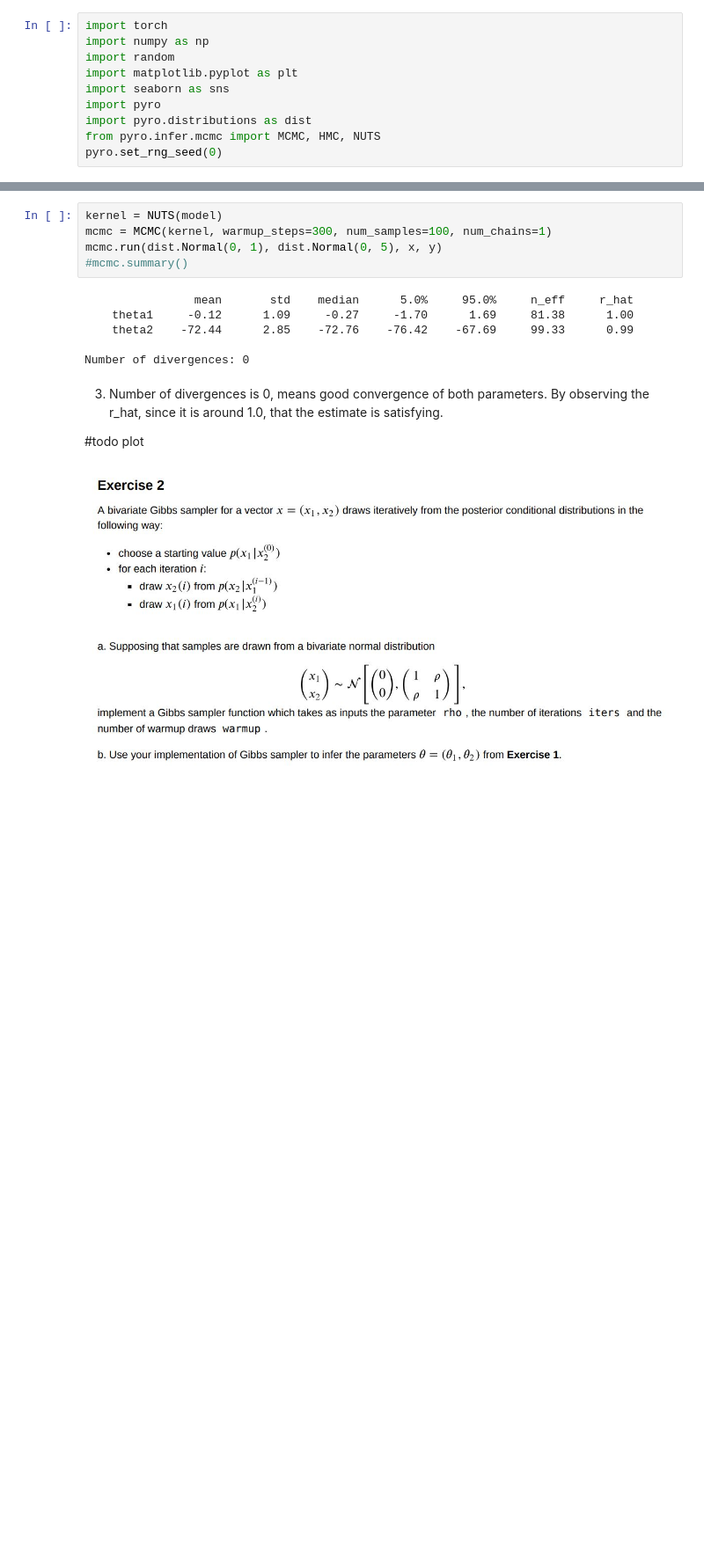
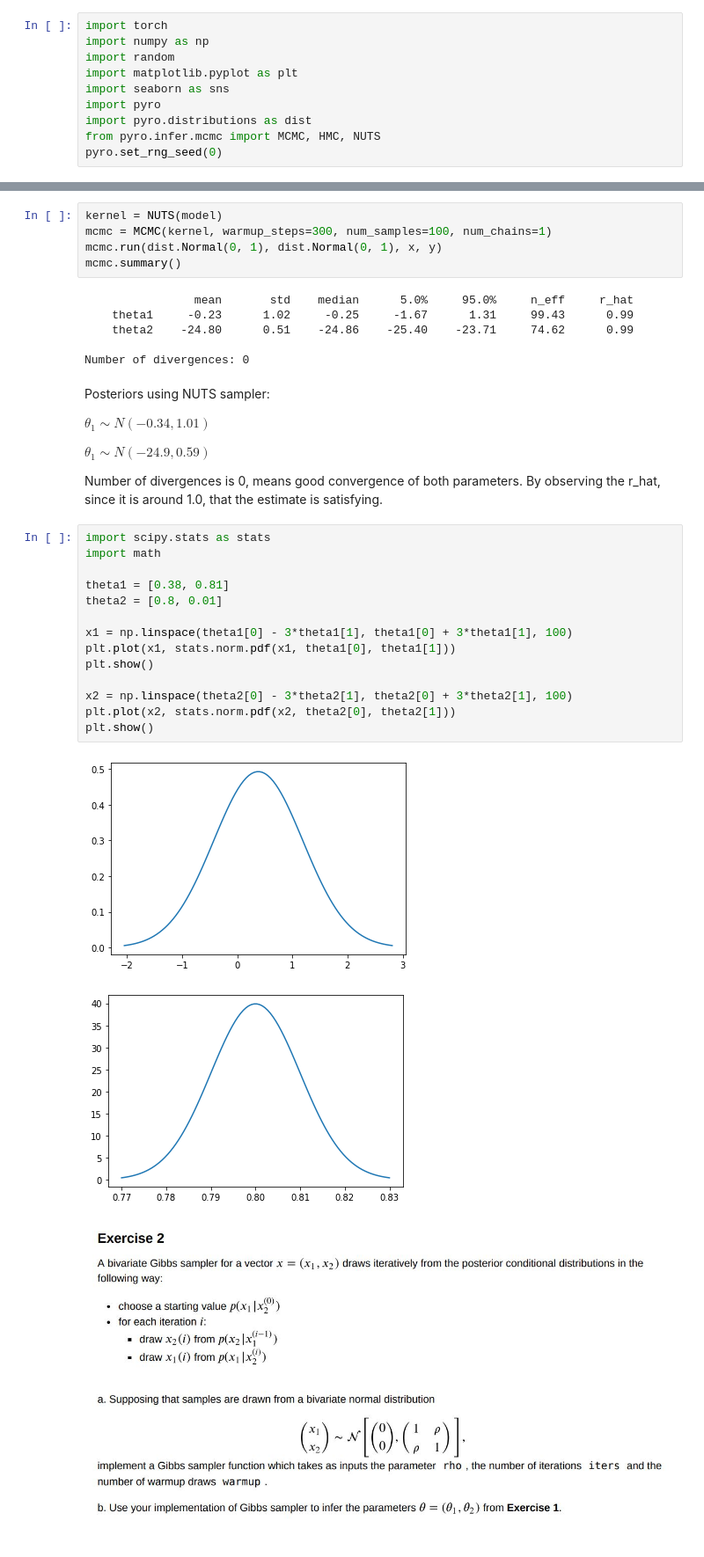
Before and after one commit to ImolaFodor/probabilistic-ML, a Jupyter notebook: HW04_PML_IF.ipynb, the cells around one changed output, grey strips where cells are left out. Shown at 88% size. Saved outputs shown, nothing was run; the diff lists cells and outputs as text; blank space fills up the shorter version.

```diff
--- a/HW04_PML_IF.ipynb
+++ b/HW04_PML_IF.ipynb
@@ -48,18 +48,39 @@ None
 # %%
 kernel = NUTS(model)
 mcmc = MCMC(kernel, warmup_steps=300, num_samples=100, num_chains=1)
-mcmc.run(dist.Normal(0, 1), dist.Normal(0, 5), x, y)
-#mcmc.summary()
+mcmc.run(dist.Normal(0, 1), dist.Normal(0, 1), x, y)
+mcmc.summary()
 # %% [output]
                 mean       std    median      5.0%     95.0%     n_eff     r_hat
-    theta1     -0.12      1.09     -0.27     -1.70      1.69     81.38      1.00
-    theta2    -72.44      2.85    -72.76    -76.42    -67.69     99.33      0.99
+    theta1     -0.23      1.02     -0.25     -1.67      1.31     99.43      0.99
+    theta2    -24.80      0.51    -24.86    -25.40    -23.71     74.62      0.99
 
 Number of divergences: 0
 # %% [markdown]
-3. Number of divergences is 0, means good convergence of both parameters. By observing the r_hat, since it is around 1.0, that the estimate is satisfying.
+Posteriors using NUTS sampler:
 
-#todo plot
+$\theta_1 \sim N(-0.34, 1.01) $
+
+$\theta_1 \sim N(-24.9, 0.59) $
+
+Number of divergences is 0, means good convergence of both parameters. By observing the r_hat, since it is around 1.0, that the estimate is satisfying.
+# %%
+import scipy.stats as stats
+import math
+
+theta1 = [0.38, 0.81]
+theta2 = [0.8, 0.01]
+
+x1 = np.linspace(theta1[0] - 3*theta1[1], theta1[0] + 3*theta1[1], 100)
+plt.plot(x1, stats.norm.pdf(x1, theta1[0], theta1[1]))
+plt.show()
+
+x2 = np.linspace(theta2[0] - 3*theta2[1], theta2[0] + 3*theta2[1], 100)
+plt.plot(x2, stats.norm.pdf(x2, theta2[0], theta2[1]))
+plt.show()
+# %% [output]
+[figure, added]
+[figure, added]
 # %% [markdown]
 ![e2.JPG](embedded-picture-1)
 # %% [markdown]
```
Also changed, not shown: parts of 7 cells of this notebook.
